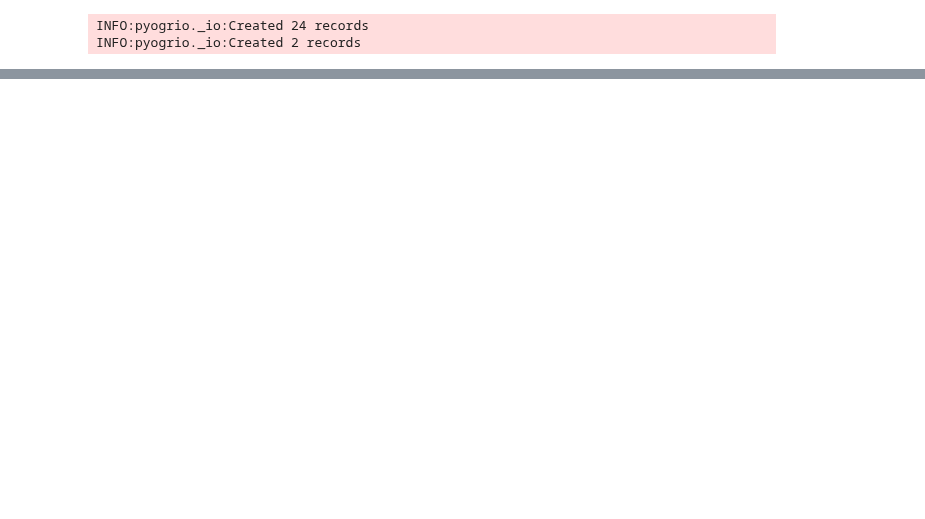
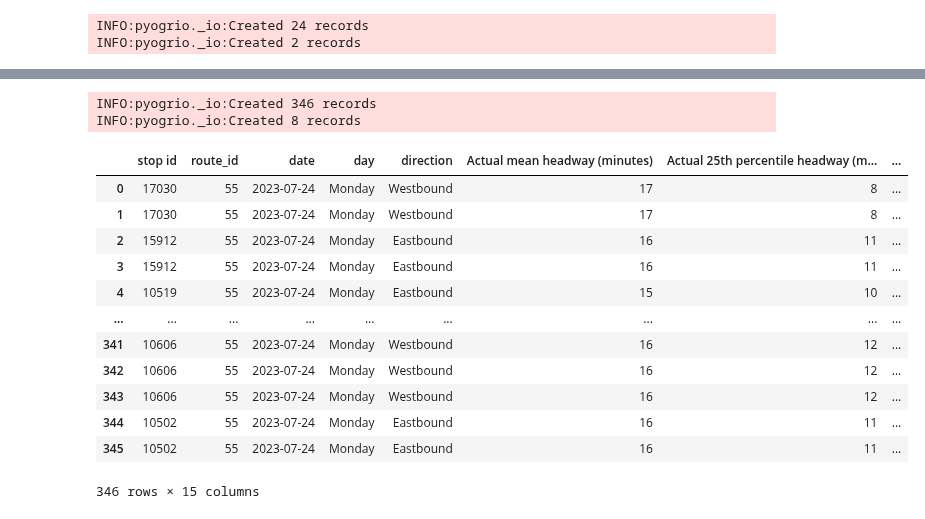
Before and after one commit to kristenhahn/cta_bus_tracker_exploration, a Jupyter notebook: all_headways_all_stops_single_route.ipynb, the cells around one changed output, grey strips where cells are left out. Cells and saved outputs as stored; diff of their text form; code cells hidden in the pictures; blank space fills up the shorter version.

```diff
--- a/all_headways_all_stops_single_route.ipynb
+++ b/all_headways_all_stops_single_route.ipynb
@@ -90,6 +115,31 @@ stats_all_stops_124_20230726.explore(m=m, color='#E4002B', marker_kwds=({'radius
 # %%
-# %%capture --no-display
-# # Try route 55 on a Sunday:
+%%capture --no-display
 
-# stats_all_stops_55_20230122 = get_stats_all_stops(gtfs_feed, '55', '2023-01-22')
+# # Route 55, 7/24/2023
+
+stats_all_stops_55_20230724 = get_stats_all_stops(gtfs_feed, '55', '2023-07-24')
+# %% [output]
+INFO:pyogrio._io:Created 346 records
+INFO:pyogrio._io:Created 8 records
+# %%
+stats_all_stops_55_20230724
+
+####################
+### Bus stops are each showing 4 times. Maybe once per pattern?
+### To be investigated.   Route 124 did not display this duplication. Route 74 showed each stop 3 times.
+#####################
+# %% [output]
+|  | stop id | route_id | date | day | direction | Actual mean headway (minutes) | Actual 25th percentile headway (m... | ... |
+| 0 | 17030 | 55 | 2023-07-24 | Monday | Westbound | 17 | 8 | ... |
+| 1 | 17030 | 55 | 2023-07-24 | Monday | Westbound | 17 | 8 | ... |
+| 2 | 15912 | 55 | 2023-07-24 | Monday | Eastbound | 16 | 11 | ... |
+| 3 | 15912 | 55 | 2023-07-24 | Monday | Eastbound | 16 | 11 | ... |
+| 4 | 10519 | 55 | 2023-07-24 | Monday | Eastbound | 15 | 10 | ... |
+| ... | ... | ... | ... | ... | ... | ... | ... | ... |
+| 341 | 10606 | 55 | 2023-07-24 | Monday | Westbound | 16 | 12 | ... |
+| 342 | 10606 | 55 | 2023-07-24 | Monday | Westbound | 16 | 12 | ... |
+| 343 | 10606 | 55 | 2023-07-24 | Monday | Westbound | 16 | 12 | ... |
+| 344 | 10502 | 55 | 2023-07-24 | Monday | Eastbound | 16 | 11 | ... |
+| 345 | 10502 | 55 | 2023-07-24 | Monday | Eastbound | 16 | 11 | ... |
+346 rows × 15 columns
 # %%
```
Also changed, not shown: parts of 25 cells of this notebook, 5 other files.
